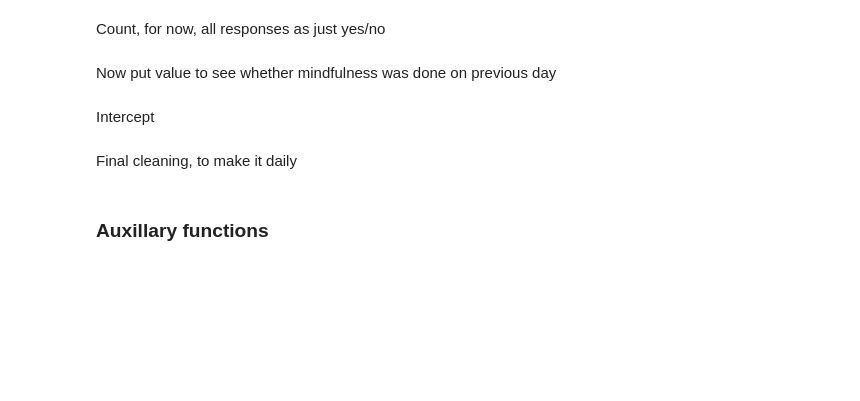
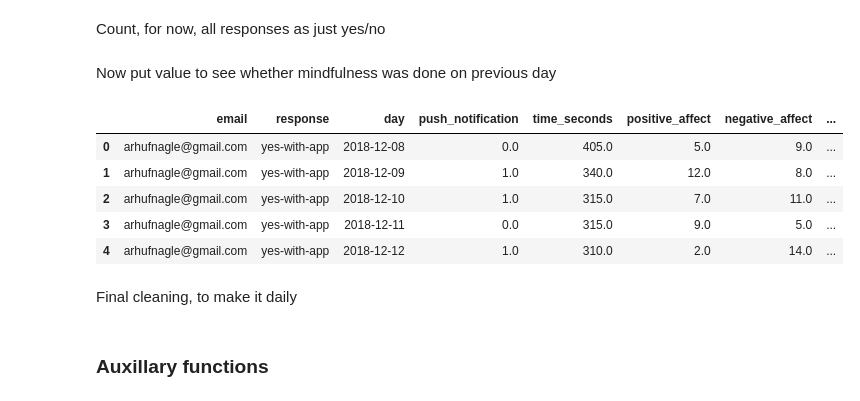
Before and after one commit to techashish12/HeadSpace_MRT, a Jupyter notebook: code/mindfulness_mrt_regressions.ipynb, the cells around one changed output. Cells and saved outputs as stored; diff of their text form; code cells hidden in the pictures; blank space fills up the shorter version.

```diff
--- a/code/mindfulness_mrt_regressions.ipynb
+++ b/code/mindfulness_mrt_regressions.ipynb
@@ -187,12 +188,6 @@ Push notification survey file
 daily_survey_filt_shift = daily_survey_filt.loc[daily_survey_filt[' push_notification'] == 1, :]
 daily_survey_filt_shift.rename(columns={' push_notification': 'push_notification'}, inplace=True)
 
-day_shift_ind = daily_survey_filt_shift.loc[
-    daily_survey_filt_shift.timestamp.dt.hour < 5,
-    :
-].index
-
-daily_survey_filt_shift.loc[day_shift_ind, 'day'] -= pd.to_timedelta(1, unit='d')
 
 daily_survey_filt_shift = daily_survey_filt_shift[[
     'email',
@@ -331,9 +302,11 @@ import datetime
 notif_w_mindfulness_resp['prev_day_with_app'] = None
 notif_w_mindfulness_resp['prev_day_any_mindfulness'] = None
 notif_w_mindfulness_resp['prev_day_on_my_own'] = None
-notif_w_mindfulness_resp['prev_day_negative_affect'] = None
+notif_w_mindfulness_resp['prev_day_survey_completed'] = 0
 notif_w_mindfulness_resp['prev_day_negative_affect'] = None
 notif_w_mindfulness_resp['prev_day_positive_affect'] = None
+notif_w_mindfulness_resp['next_day_negative_affect'] = None
+notif_w_mindfulness_resp['next_day_positive_affect'] = None
 notif_w_mindfulness_resp['next_day_time_seconds'] = 0
 notif_w_mindfulness_resp = \
     notif_w_mindfulness_resp.sort_values(['email', 'day']).reset_index(drop=True)
@@ -346,8 +319,6 @@ for e in notif_w_mindfulness_resp.email.unique():
     for d in days[1:]:
         # Get prev_day
         prev_day = d - (24*3600*int(1e9))
-        # Get next day
-        next_day = d + (24*3600*int(1e9))
         # Check if day exists in df
         if prev_day in days:
             # Get mood values
@@ -385,6 +356,11 @@ for e in notif_w_mindfulness_resp.email.unique():
                     (notif_w_mindfulness_resp.day == d) &
                     (notif_w_mindfulness_resp.email == e), 'prev_day_with_app'
                 ] = 0
+            notif_w_mindfulness_resp.loc[
+                (notif_w_mindfulness_resp.day == d) &
+                    (notif_w_mindfulness_resp.email == e),
+                'prev_day_survey_completed'
+            ] = 1
             # Check outcome with any mindfulness
             outcome = notif_w_mindfulness_resp.loc[
                 (notif_w_mindfulness_resp.day == prev_day) &
@@ -421,6 +397,10 @@ for e in notif_w_mindfulness_resp.email.unique():
                     (notif_w_mindfulness_resp.day == d) &
                     (notif_w_mindfulness_resp.email == e), 'prev_day_on_my_own'
                 ] = 0
+    # For each day
+    for d in days[:-1]:
+        # Get next day
+        next_day = d + (24*3600*int(1e9))
         if next_day in days:
             outcome = notif_w_mindfulness_resp.loc[
                 (notif_w_mindfulness_resp.day == next_day) &
@@ -430,8 +410,33 @@ for e in notif_w_mindfulness_resp.email.unique():
                 (notif_w_mindfulness_resp.day == d) &
                 (notif_w_mindfulness_resp.email == e), 'next_day_time_seconds'
             ] = outcome
+
+            # Get mood values
+            next_day_negative = notif_w_mindfulness_resp.loc[
+                (notif_w_mindfulness_resp.day == next_day) &
+                (notif_w_mindfulness_resp.email == e), 'negative_affect'
+            ].values
+            next_day_positive = notif_w_mindfulness_resp.loc[
+                (notif_w_mindfulness_resp.day == next_day) &
+                (notif_w_mindfulness_resp.email == e), 'positive_affect'
+            ].values
+            notif_w_mindfulness_resp.loc[
+                (notif_w_mindfulness_resp.day == d) &
+                (notif_w_mindfulness_resp.email == e), 'next_day_negative_affect'
+            ] = next_day_negative
+            notif_w_mindfulness_resp.loc[
+                (notif_w_mindfulness_resp.day == d) &
+                (notif_w_mindfulness_resp.email == e), 'next_day_positive_affect'
+            ] = next_day_positive
-# %% [markdown]
-Intercept
+# %%
+notif_w_mindfulness_resp.head()
+# %% [output]
+|  | email | response | day | push_notification | time_seconds | positive_affect | negative_affect | ... |
+| 0 | arhufnagle@gmail.com | yes-with-app | 2018-12-08 | 0.0 | 405.0 | 5.0 | 9.0 | ... |
+| 1 | arhufnagle@gmail.com | yes-with-app | 2018-12-09 | 1.0 | 340.0 | 12.0 | 8.0 | ... |
+| 2 | arhufnagle@gmail.com | yes-with-app | 2018-12-10 | 1.0 | 315.0 | 7.0 | 11.0 | ... |
+| 3 | arhufnagle@gmail.com | yes-with-app | 2018-12-11 | 0.0 | 315.0 | 9.0 | 5.0 | ... |
+| 4 | arhufnagle@gmail.com | yes-with-app | 2018-12-12 | 1.0 | 310.0 | 2.0 | 14.0 | ... |
 # %% [markdown]
 Final cleaning, to make it daily
 # %%
```
Also changed, not shown: parts of 24 cells of this notebook, 1 other file.
